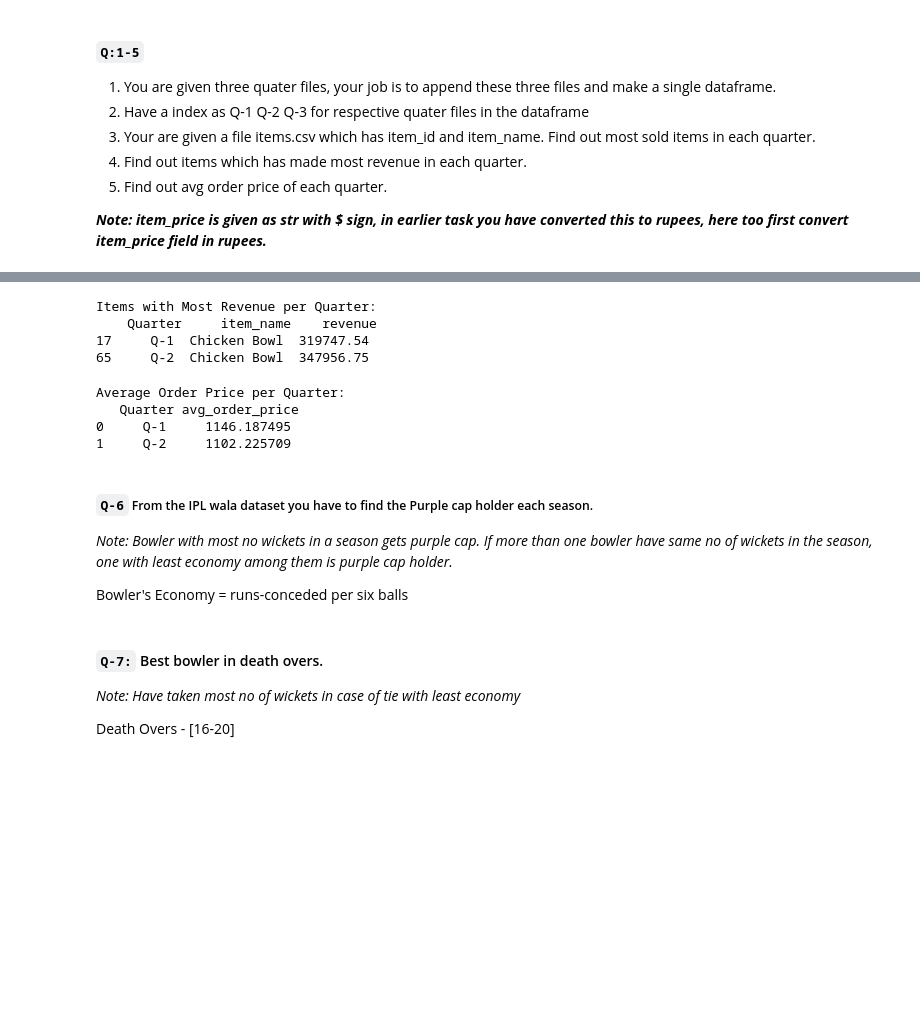
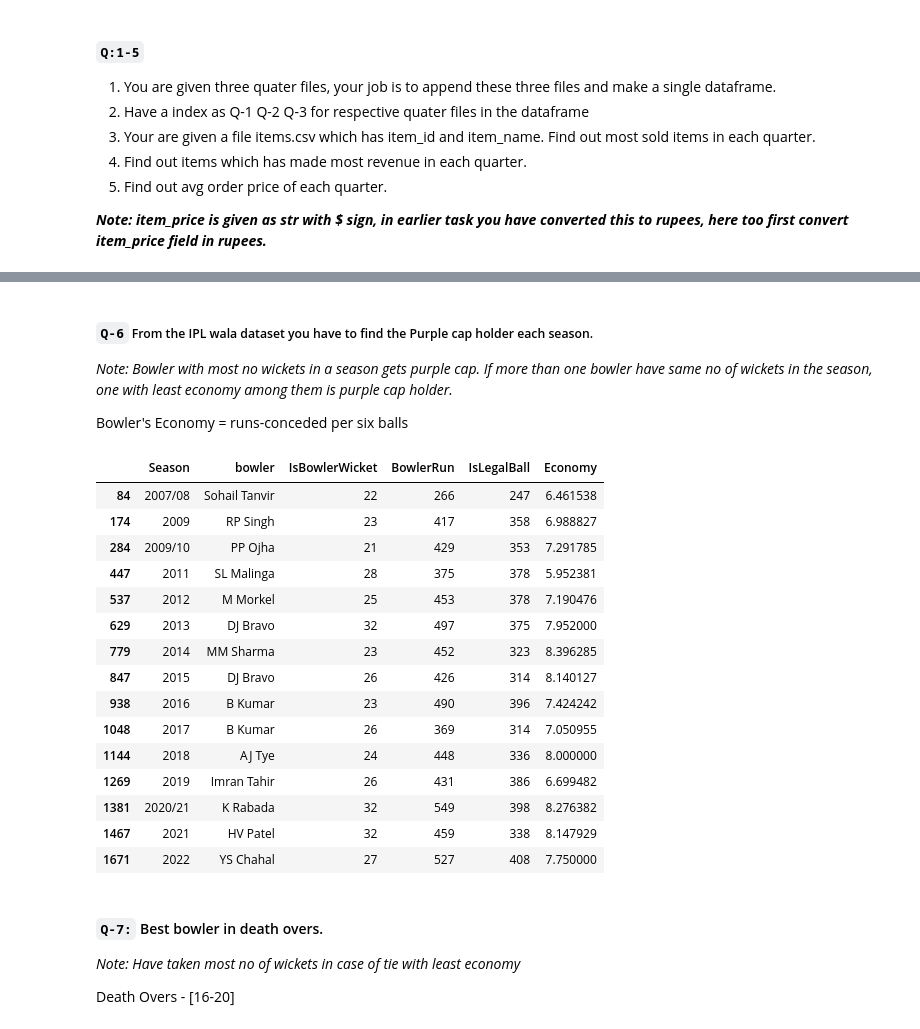
Before and after one commit to Sonalikasingh17/Python_Revision, a Jupyter notebook: Task_20.ipynb, the cells around one changed output, grey strips where cells are left out. Saved outputs shown, nothing was run; the diff lists cells and outputs as text; code cells hidden in the pictures; blank space fills up the shorter version.

```diff
--- a/Task_20.ipynb
+++ b/Task_20.ipynb
@@ -233,40 +169,3 @@ Average Order Price per Quarter:
-# %%
-# Question 4
-
-df["revenue"] = df["quantity"] * df["item_price"]
-
-most_revenue_items = (
-
-    df.groupby(["Quarter", "item_name"])["revenue"]
-    .sum()
-    .reset_index()
-    .sort_values(["Quarter", "revenue"], ascending = [True, False])
-    .groupby("Quarter")
-    .head(1)
-
-)
-print("\nItems with Most Revenue per Quarter:\n", most_revenue_items)
-# %% [output]
-Items with Most Revenue per Quarter:
-    Quarter     item_name    revenue
-17     Q-1  Chicken Bowl  319747.54
-65     Q-2  Chicken Bowl  347956.75
-# %%
-# Q5: Average order price per quarter
-avg_order_price = (
-    df.groupby(["Quarter", "order_id"])["revenue"]
-    .sum()
-    .groupby("Quarter")
-    .mean()
-    .reset_index(name="avg_order_price")
-)
-
-print("\nAverage Order Price per Quarter:\n", avg_order_price)
-# %% [output]
-Average Order Price per Quarter:
-   Quarter avg_order_price
-0     Q-1     1146.187495
-1     Q-2     1102.225709
 # %% [markdown]
 ##### `Q-6` From the IPL wala dataset you have to find the Purple cap holder each season.
 
@@ -278,3 +175,39 @@ Bowler's Economy = runs-conceded per six balls
+# %%
+# code here
+balls = pd.read_csv("IPL_Ball_by_Ball_2008_2022.csv")
+matches = pd.read_csv("IPL_Matches_2008_2022.csv")
+# %%
+
+seasondf = balls.merge(matches[["ID", "Season"]], on="ID")
+
+seasondf["IsBowlerWicket"] = seasondf.kind.apply(lambda x: 1 if x in ["caught", 'caught and bowled', 'bowled', 'stumped','lbw', 'hit wicket'] else 0)
+
+seasondf["BowlerRun"] = seasondf.extra_type.apply(lambda x: 0 if x in ["legbyes", "byes"] else 1) * seasondf["total_run"]
+
+seasondf["IsLegalBall"] = seasondf.extra_type.apply(lambda x: 0 if x in ["wides", "noballs"] else 1)
+
+pcapdf = seasondf.groupby(["Season", "bowler"], as_index = False)[["IsBowlerWicket", "BowlerRun", "IsLegalBall"]].sum()
+
+pcapdf["Economy"] = pcapdf["BowlerRun"] / pcapdf["IsLegalBall"] * 6
+
+pcapdf.sort_values(["IsBowlerWicket", "Economy"], ascending = [False, True]).drop_duplicates("Season", keep = "first").sort_values("Season")
+# %% [output]
+|  | Season | bowler | IsBowlerWicket | BowlerRun | IsLegalBall | Economy |
+| 84 | 2007/08 | Sohail Tanvir | 22 | 266 | 247 | 6.461538 |
+| 174 | 2009 | RP Singh | 23 | 417 | 358 | 6.988827 |
+| 284 | 2009/10 | PP Ojha | 21 | 429 | 353 | 7.291785 |
+| 447 | 2011 | SL Malinga | 28 | 375 | 378 | 5.952381 |
+| 537 | 2012 | M Morkel | 25 | 453 | 378 | 7.190476 |
+| 629 | 2013 | DJ Bravo | 32 | 497 | 375 | 7.952000 |
+| 779 | 2014 | MM Sharma | 23 | 452 | 323 | 8.396285 |
+| 847 | 2015 | DJ Bravo | 26 | 426 | 314 | 8.140127 |
+| 938 | 2016 | B Kumar | 23 | 490 | 396 | 7.424242 |
+| 1048 | 2017 | B Kumar | 26 | 369 | 314 | 7.050955 |
+| 1144 | 2018 | AJ Tye | 24 | 448 | 336 | 8.000000 |
+| 1269 | 2019 | Imran Tahir | 26 | 431 | 386 | 6.699482 |
+| 1381 | 2020/21 | K Rabada | 32 | 549 | 398 | 8.276382 |
+| 1467 | 2021 | HV Patel | 32 | 459 | 338 | 8.147929 |
+| 1671 | 2022 | YS Chahal | 27 | 527 | 408 | 7.750000 |
 # %% [markdown]
 #### `Q-7:` Best bowler in death overs.
 *Note: Have taken most no of wickets in case of tie with least economy*
```
Also changed, not shown: parts of 12 cells of this notebook, 1 other file.
